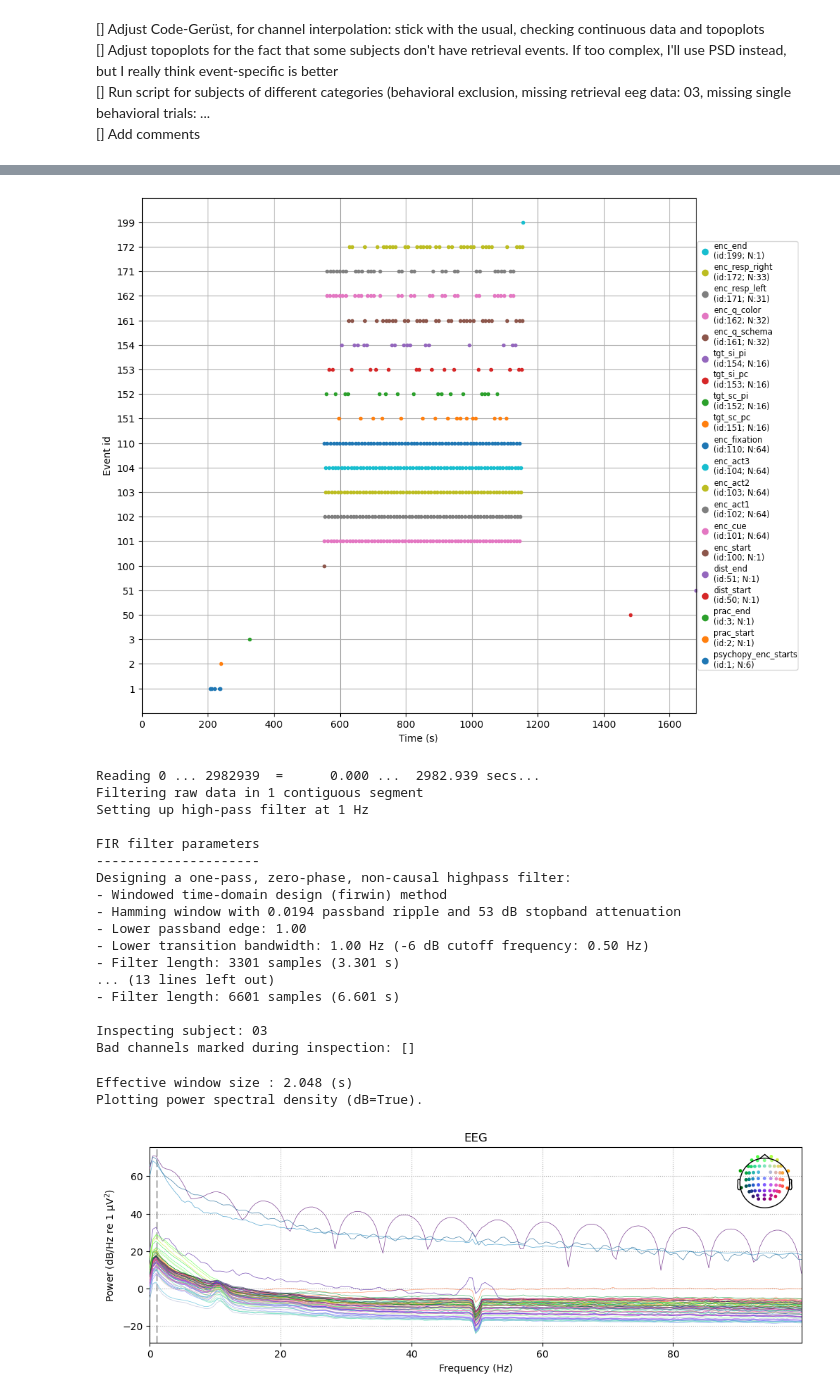
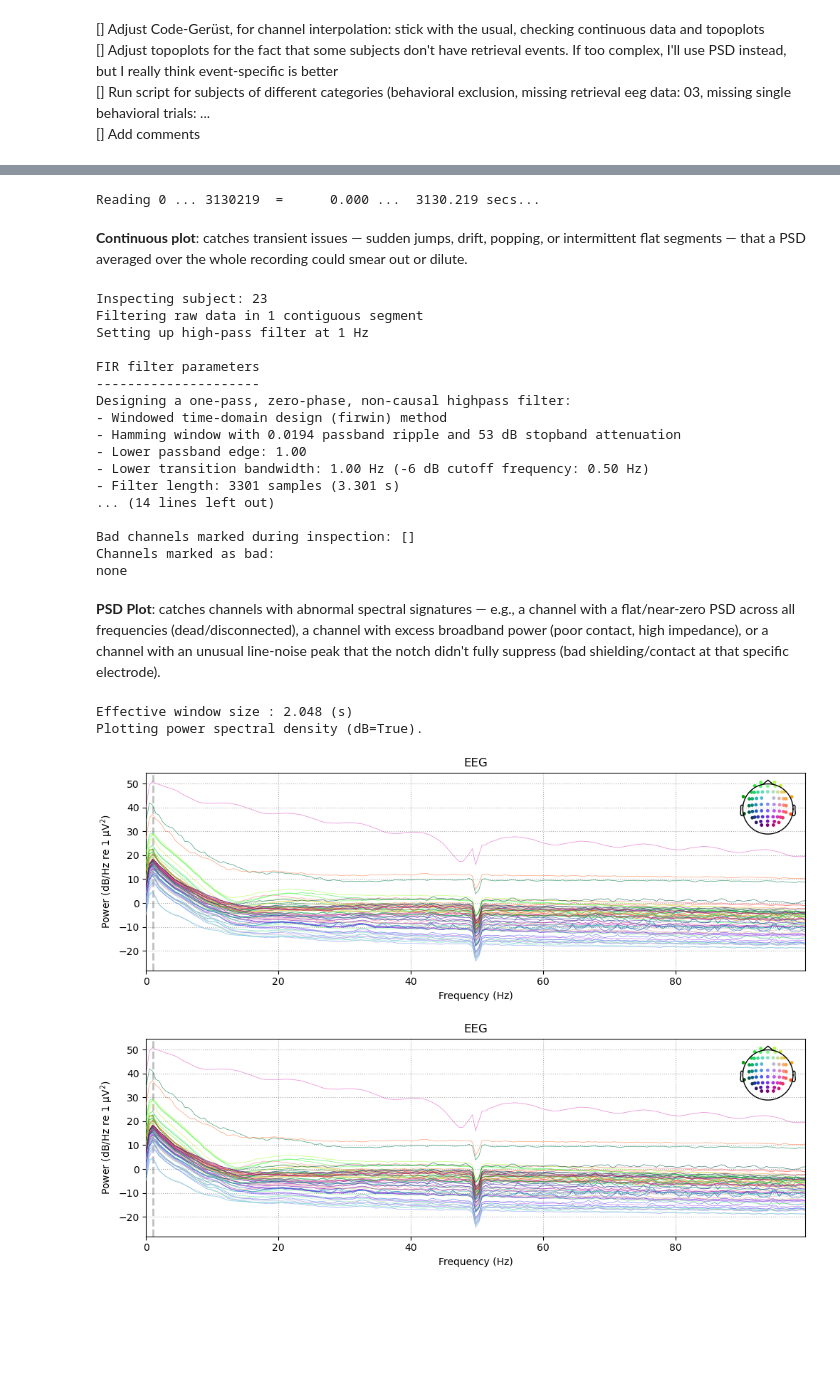
Before and after one commit to noah-mba/LOC_analysis, a Jupyter notebook: scripts/eeg/2_manual_qc_and_config.ipynb, the cells around one changed output, grey strips where cells are left out. Cells and saved outputs as stored; diff of their text form; code cells hidden in the pictures; blank space fills up the shorter version.

```diff
--- a/scripts/eeg/2_manual_qc_and_config.ipynb
+++ b/scripts/eeg/2_manual_qc_and_config.ipynb
@@ -217,6 +116,8 @@ raw_eeg, bids_event_id = read_raw_bids(
     return_event_dict=True,  # <--- HIER: Extrahiert das Mapping direkt aus BIDS
     verbose='error'
 )
+raw_eeg.load_data()
+
 # 3. Load events
 events, event_id = mne.events_from_annotations(
     raw_eeg,
@@ -232,25 +133,20 @@ fig_ev = mne.viz.plot_events(
     event_id=event_id
 )
 # %% [output]
-[figure, removed]
+Reading 0 ... 3130219  =      0.000 ...  3130.219 secs...
+# %% [markdown]
+**Continuous plot**: catches transient issues — sudden jumps, drift, popping, or intermittent flat segments — that a PSD averaged over the whole recording could smear out or dilute.
 # %%
 # ==========================================
-# 4. LOAD BIDS DATA
+# 5. VISUAL INSPECTION (CONTINUOUS DATA)
 # ==========================================
-bids_path = BIDSPath(subject=subj, task='loc', datatype='eeg', root=bids_root)
-raw = read_raw_bids(bids_path, verbose='error')
-raw.load_data()
+print(f"Inspecting subject: {subj}")
 
 # Create a copy with basic filters for easier visual inspection
 # (1Hz highpass removes slow drifts, 50/60Hz notch removes line noise)
-raw_inspect = raw.copy().filter(l_freq=1.0, h_freq=None).notch_filter(50)
+raw_inspect = raw_eeg.copy().filter(l_freq=1.0, h_freq=None).notch_filter(50)
 
-# ==========================================
-# 5. VISUAL INSPECTION (CHANNELS)
-# ==========================================
-print(f"Inspecting subject: {subj}")
-
-# Step 5b: Plot time series
+# Step 5a: Plot time series
 # (Click on a channel name in the plot to mark it as 'bad'. Press 'b' for butterfly view)
 raw_inspect.plot(
     duration=10,
@@ -260,9 +156,10 @@ raw_inspect.plot(
 )
 
 # MNE remembers which channels you clicked:
+# In the study log book, we already marked bad channels. Here, I verify again and mark them by clicking.
 print(f"Bad channels marked during inspection: {raw_inspect.info['bads']}")
 # %% [output]
-Reading 0 ... 2982939  =      0.000 ...  2982.939 secs...
+Inspecting subject: 23
 Filtering raw data in 1 contiguous segment
 Setting up high-pass filter at 1 Hz
 
@@ -274,18 +171,27 @@ Designing a one-pass, zero-phase, non-causal highpass filter:
 - Lower passband edge: 1.00
 - Lower transition bandwidth: 1.00 Hz (-6 dB cutoff frequency: 0.50 Hz)
 - Filter length: 3301 samples (3.301 s)
-... (13 lines left out)
-- Filter length: 6601 samples (6.601 s)
+... (14 lines left out)
 
-Inspecting subject: 03
 Bad channels marked during inspection: []
+Channels marked as bad:
+none
-# %%
-# Step 5a: Plot Power Spectral Density (PSD) to spot consistently noisy channels
-raw_inspect.compute_psd(fmax=100).plot()
-# %% [output]
-Effective window size : 2.048 (s)
-Plotting power spectral density (dB=True).
-[figure, removed]
+# %% [markdown]
+**PSD Plot**: catches channels with abnormal spectral signatures — e.g., a channel with a flat/near-zero PSD across all frequencies (dead/disconnected), a channel with excess broadband power (poor contact, high impedance), or a channel with an unusual line-noise peak that the notch didn't fully suppress (bad shielding/contact at that specific electrode).
+# %%
+# 1. Set the matplotlib backend to open a separate interactive window
+%matplotlib qt
+
+# (If qt throws an error, you can try '%matplotlib widget' instead,
+# which keeps the plot inside the notebook but makes it interactive)
+
+# 2. Run your plot command
+fig = raw_inspect.compute_psd(fmax=100).plot()
+# %% [output]
+Effective window size : 2.048 (s)
+Plotting power spectral density (dB=True).
+[figure, added]
+[figure, added]
 # %%
 # 1. Check if bads are already marked
 current_bads = raw_eeg.info['bads']
```
Also changed, not shown: parts of 5 cells of this notebook, 1 other file.
